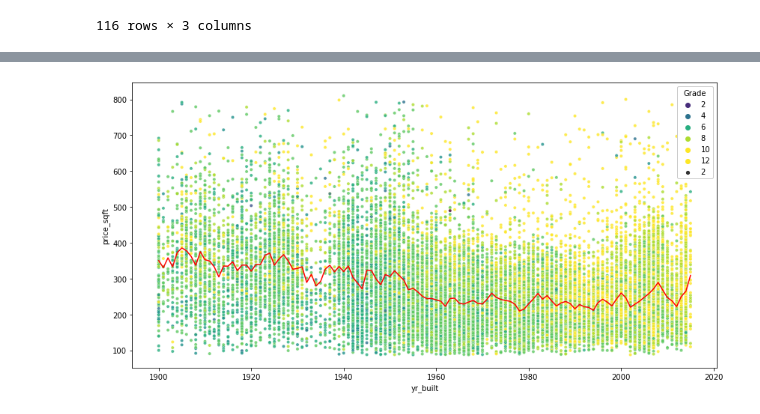
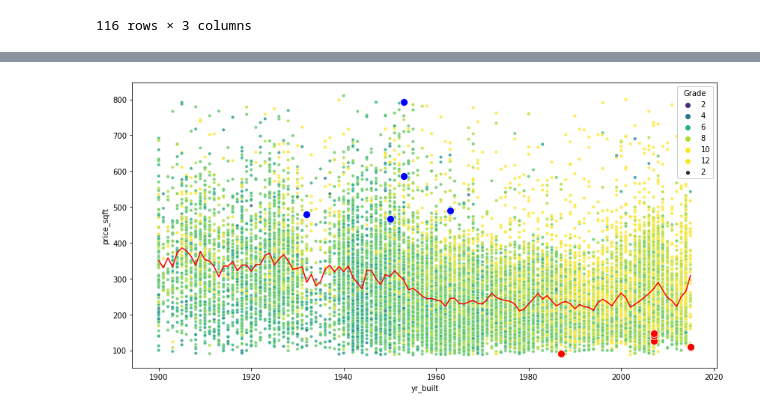
Before and after one commit to mattlamachado/King_County_DNC, a Jupyter notebook: 34012_Roof_Imoveis_1.0.ipynb, the cells around one changed output, grey strips where cells are left out. Drawn from its saved outputs; the diff is of its cells as text; code cells hidden in the pictures.

```diff
--- a/34012_Roof_Imoveis_1.0.ipynb
+++ b/34012_Roof_Imoveis_1.0.ipynb
@@ -356,11 +348,15 @@ sns.scatterplot(x = [y['yr_built'].mean()], y =[ y['price_sqft'].mean()]);
 # %%
 
 y = roof_c[roof_c['grade']>0]
 ax = plt.figure(figsize=(14,7))
 sns.scatterplot(x = y['yr_built'], y = y['price_sqft'], alpha=0.8, size=2, hue=roof_c['grade'],
 palette='viridis', hue_norm=(1,9), legend='brief')
 ax.legend(title='Grade', bbox_to_anchor=(0.9,0.88), framealpha=1)
 sns.lineplot(x = w['yr_built'], y = w['price_sqft'], color='r')
+
+sns.scatterplot(data=top5, x='yr_built', y='price_sqft', color='r', s=100)
+sns.scatterplot(data=bottom5, x='yr_built', y='price_sqft', color='b', s=100)
+
 plt.show()
 # %% [output]
-[figure, old version]
+[figure, new version]
```
Also changed, not shown: parts of 8 cells of this notebook, 1 other file.
